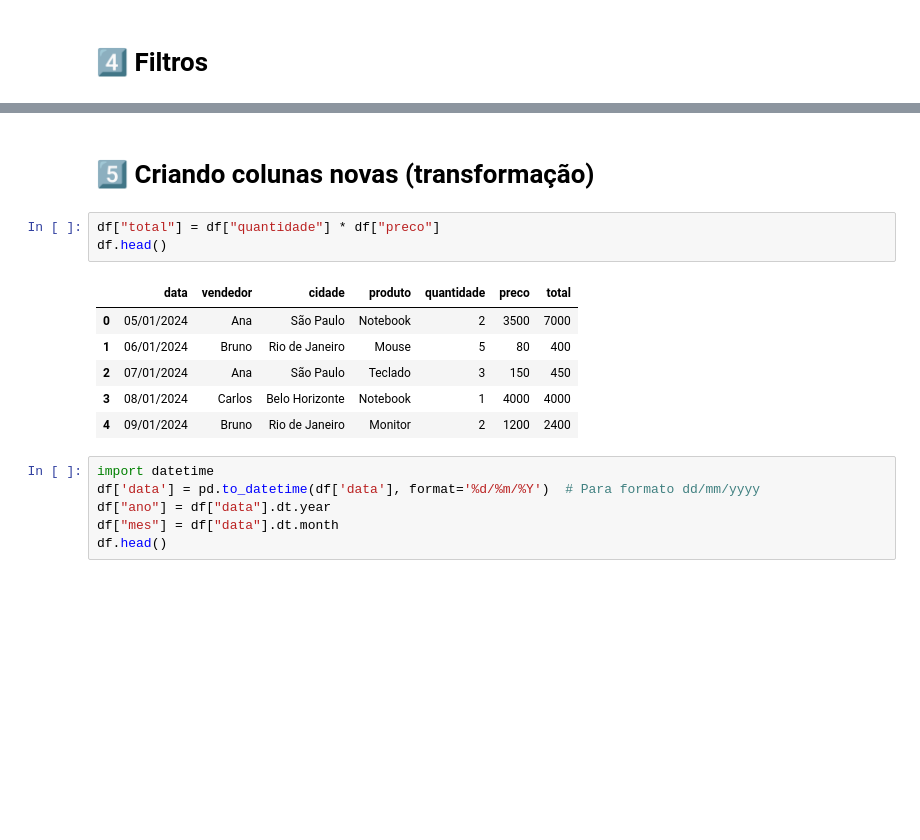
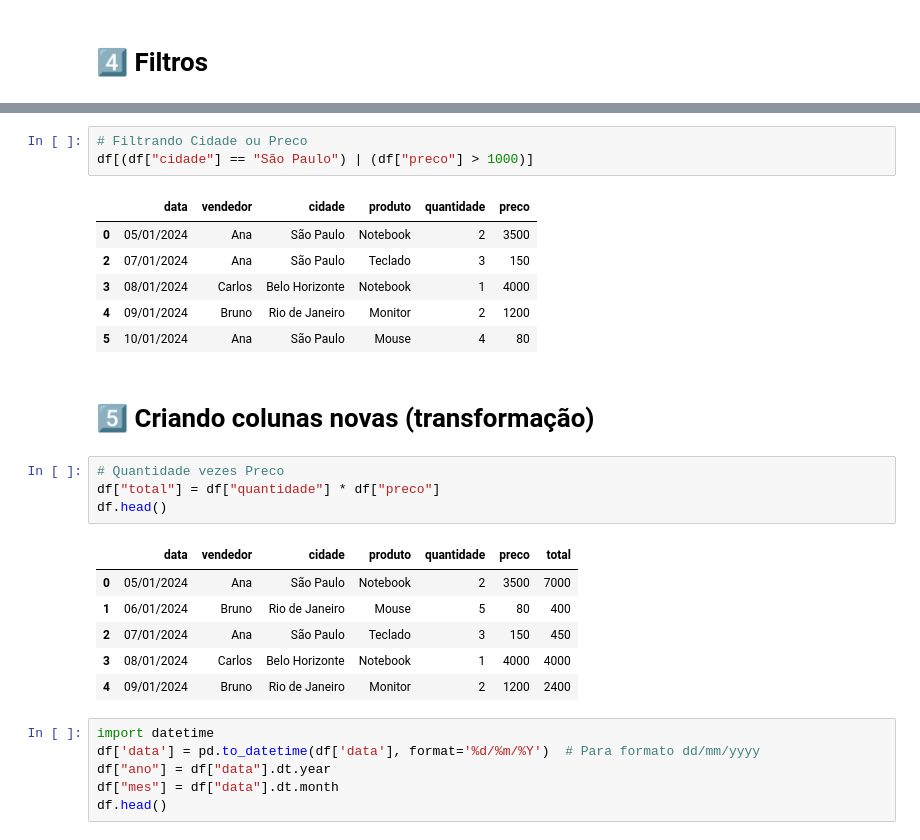
Before and after one commit to Scientiadados/Python, a Jupyter notebook: notebook/01_basic_command.ipynb, the cells around one changed output, grey strips where cells are left out. Drawn from its saved outputs; the diff is of its cells as text; blank space fills up the shorter version.

```diff
--- a/notebook/01_basic_command.ipynb
+++ b/notebook/01_basic_command.ipynb
@@ -133,6 +145,17 @@ df[df["produto"].isin(["Notebook", "Monitor"])]
+# %%
+# Filtrando Cidade ou Preco
+df[(df["cidade"] == "São Paulo") | (df["preco"] > 1000)]
+# %% [output]
+|  | data | vendedor | cidade | produto | quantidade | preco |
+| 0 | 05/01/2024 | Ana | São Paulo | Notebook | 2 | 3500 |
+| 2 | 07/01/2024 | Ana | São Paulo | Teclado | 3 | 150 |
+| 3 | 08/01/2024 | Carlos | Belo Horizonte | Notebook | 1 | 4000 |
+| 4 | 09/01/2024 | Bruno | Rio de Janeiro | Monitor | 2 | 1200 |
+| 5 | 10/01/2024 | Ana | São Paulo | Mouse | 4 | 80 |
 # %% [markdown]
 # 5️⃣ Criando colunas novas (transformação)
 # %%
+# Quantidade vezes Preco
 df["total"] = df["quantidade"] * df["preco"]
 df.head()
 # %% [output]
```
Also changed, not shown: parts of 18 cells of this notebook, 3 other files.
